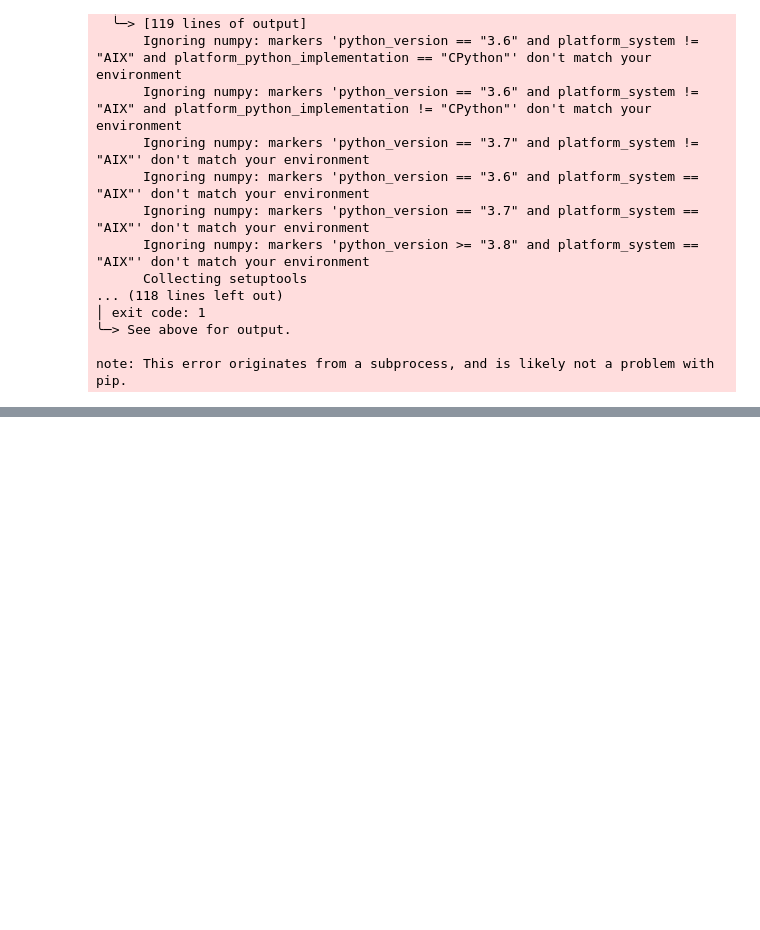
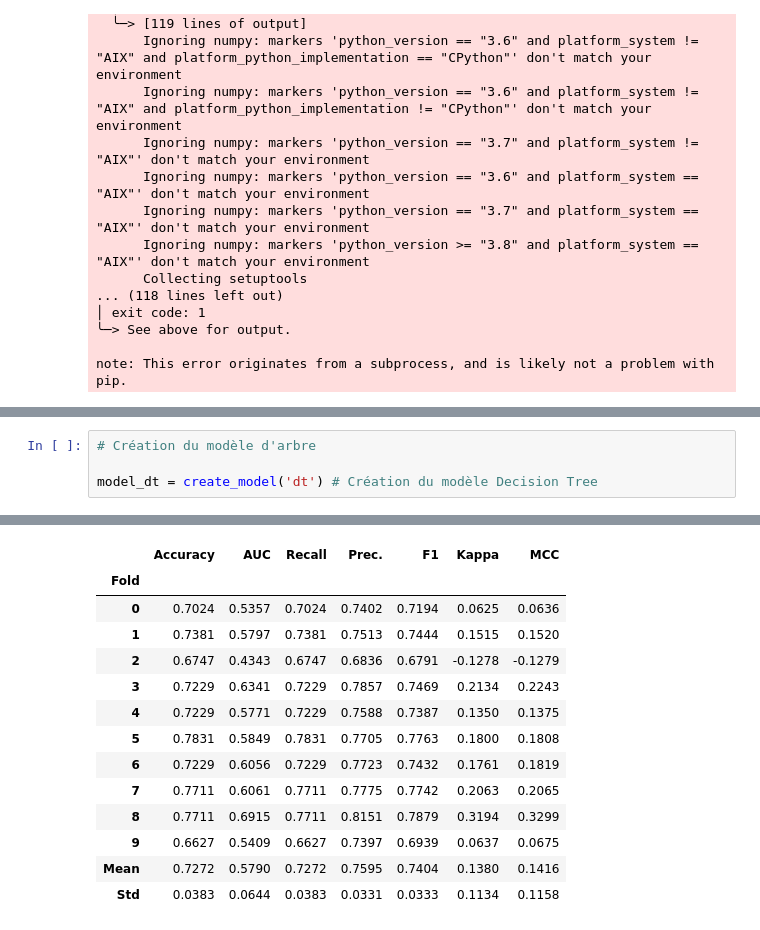
Before and after one commit to marieguib/202409-Precarite-energetique, a Jupyter notebook: 1Modelisation_precarite_energetique.ipynb, the cells around one changed output, grey strips where cells are left out. Drawn from its saved outputs; the diff is of its cells as text; blank space fills up the shorter version.

```diff
--- a/1Modelisation_precarite_energetique.ipynb
+++ b/1Modelisation_precarite_energetique.ipynb
@@ -291,0 +356,5 @@ best_model = compare_models()# Comparaison des modèles
+# %%
+# Création du modèle d'arbre
+
+model_dt = create_model('dt') # Création du modèle Decision Tree
+# %% [output]
@@ -291,0 +362,14 @@ best_model = compare_models()# Comparaison des modèles
+|  | Accuracy | AUC | Recall | Prec. | F1 | Kappa | MCC |
+| Fold |  |  |  |  |  |  |  |
+| 0 | 0.7024 | 0.5357 | 0.7024 | 0.7402 | 0.7194 | 0.0625 | 0.0636 |
+| 1 | 0.7381 | 0.5797 | 0.7381 | 0.7513 | 0.7444 | 0.1515 | 0.1520 |
+| 2 | 0.6747 | 0.4343 | 0.6747 | 0.6836 | 0.6791 | -0.1278 | -0.1279 |
+| 3 | 0.7229 | 0.6341 | 0.7229 | 0.7857 | 0.7469 | 0.2134 | 0.2243 |
+| 4 | 0.7229 | 0.5771 | 0.7229 | 0.7588 | 0.7387 | 0.1350 | 0.1375 |
+| 5 | 0.7831 | 0.5849 | 0.7831 | 0.7705 | 0.7763 | 0.1800 | 0.1808 |
+| 6 | 0.7229 | 0.6056 | 0.7229 | 0.7723 | 0.7432 | 0.1761 | 0.1819 |
+| 7 | 0.7711 | 0.6061 | 0.7711 | 0.7775 | 0.7742 | 0.2063 | 0.2065 |
+| 8 | 0.7711 | 0.6915 | 0.7711 | 0.8151 | 0.7879 | 0.3194 | 0.3299 |
+| 9 | 0.6627 | 0.5409 | 0.6627 | 0.7397 | 0.6939 | 0.0637 | 0.0675 |
+| Mean | 0.7272 | 0.5790 | 0.7272 | 0.7595 | 0.7404 | 0.1380 | 0.1416 |
+| Std | 0.0383 | 0.0644 | 0.0383 | 0.0331 | 0.0333 | 0.1134 | 0.1158 |
```
Also changed, not shown: parts of 16 cells of this notebook, 1 other file.
